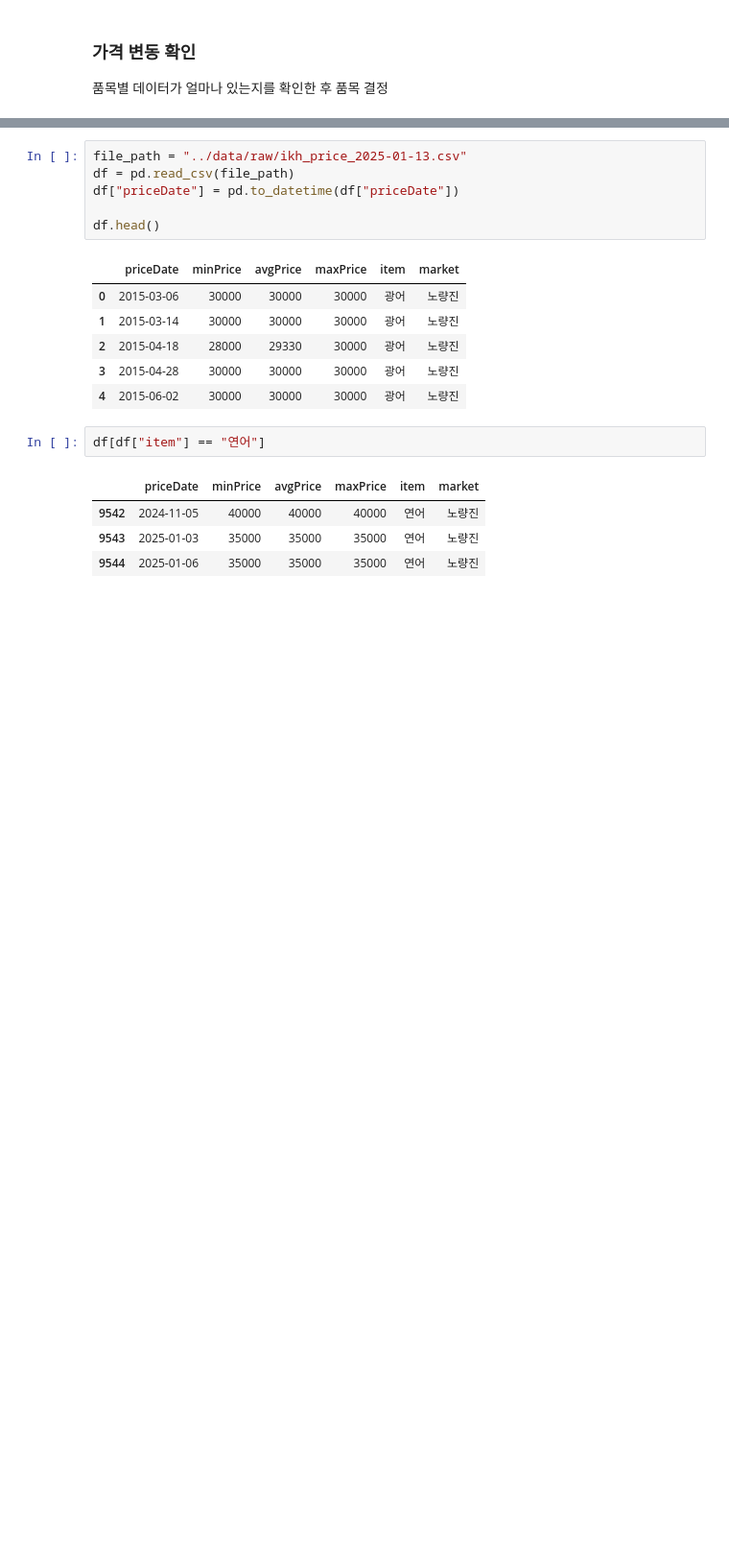
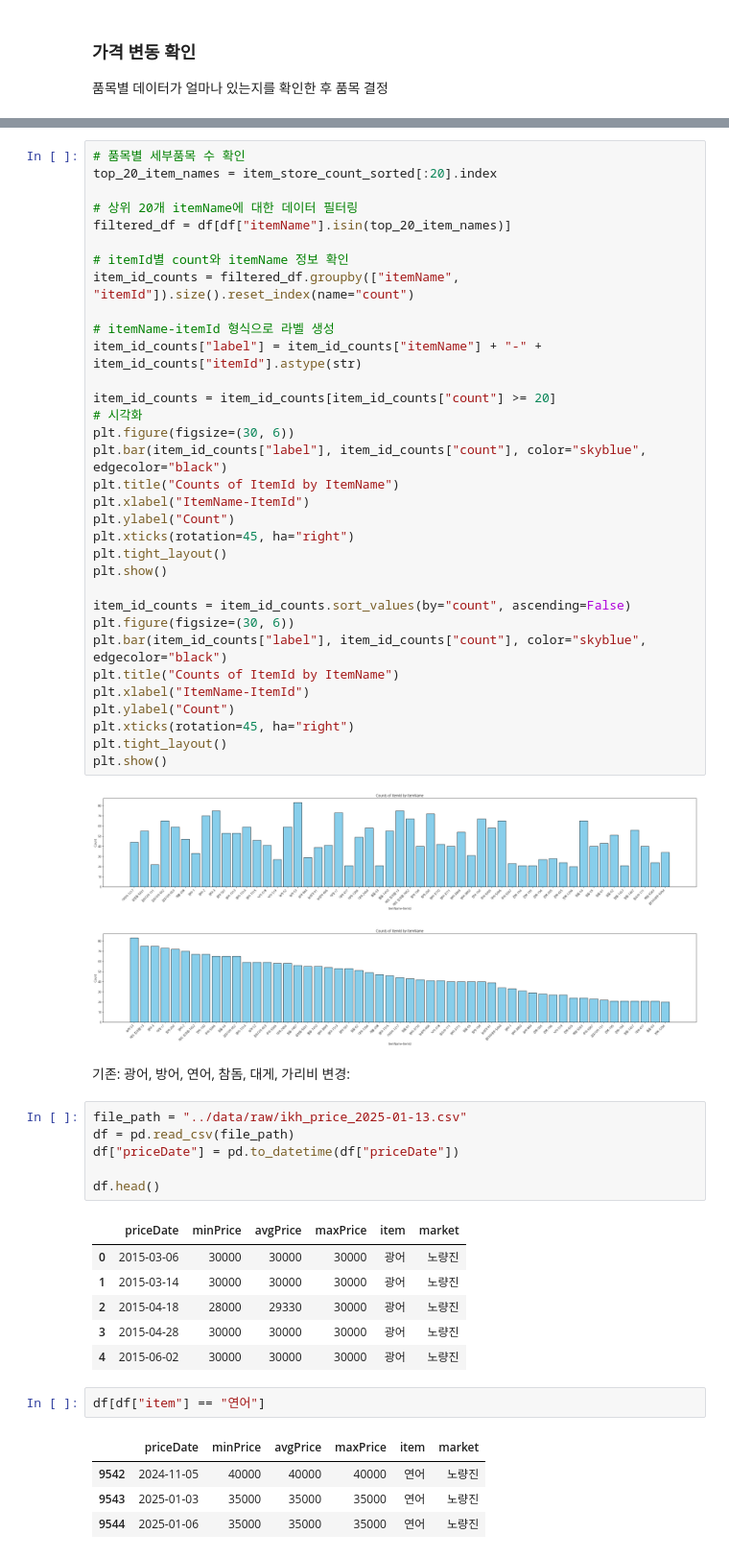
Before and after one commit to vhf1030/Pisces, a Jupyter notebook: notebooks/eda_ikh.ipynb, the cells around one changed output, grey strips where cells are left out. Shown at 96% size. Cells and saved outputs as stored; diff of their text form; blank space fills up the shorter version.

```diff
--- a/notebooks/eda_ikh.ipynb
+++ b/notebooks/eda_ikh.ipynb
@@ -90,3 +160,43 @@ df_ftd.to_csv(output_file, index=False, encoding="utf-8")
+# %%
+# 품목별 세부품목 수 확인
+top_20_item_names = item_store_count_sorted[:20].index
+
+# 상위 20개 itemName에 대한 데이터 필터링
+filtered_df = df[df["itemName"].isin(top_20_item_names)]
+
+# itemId별 count와 itemName 정보 확인
+item_id_counts = filtered_df.groupby(["itemName", "itemId"]).size().reset_index(name="count")
+
+# itemName-itemId 형식으로 라벨 생성
+item_id_counts["label"] = item_id_counts["itemName"] + "-" + item_id_counts["itemId"].astype(str)
+
+item_id_counts = item_id_counts[item_id_counts["count"] >= 20]
+# 시각화
+plt.figure(figsize=(30, 6))
+plt.bar(item_id_counts["label"], item_id_counts["count"], color="skyblue", edgecolor="black")
+plt.title("Counts of ItemId by ItemName")
+plt.xlabel("ItemName-ItemId")
+plt.ylabel("Count")
+plt.xticks(rotation=45, ha="right")
+plt.tight_layout()
+plt.show()
+
+item_id_counts = item_id_counts.sort_values(by="count", ascending=False)
+plt.figure(figsize=(30, 6))
+plt.bar(item_id_counts["label"], item_id_counts["count"], color="skyblue", edgecolor="black")
+plt.title("Counts of ItemId by ItemName")
+plt.xlabel("ItemName-ItemId")
+plt.ylabel("Count")
+plt.xticks(rotation=45, ha="right")
+plt.tight_layout()
+plt.show()
+# %% [output]
+[figure, added]
+[figure, added]
+# %% [markdown]
+
+기존: 광어, 방어, 연어, 참돔, 대게, 가리비
+변경:
 # %%
 file_path = "../data/raw/ikh_price_2025-01-13.csv"
 df = pd.read_csv(file_path)
```
Also changed, not shown: parts of 7 cells of this notebook, 1 other file.
